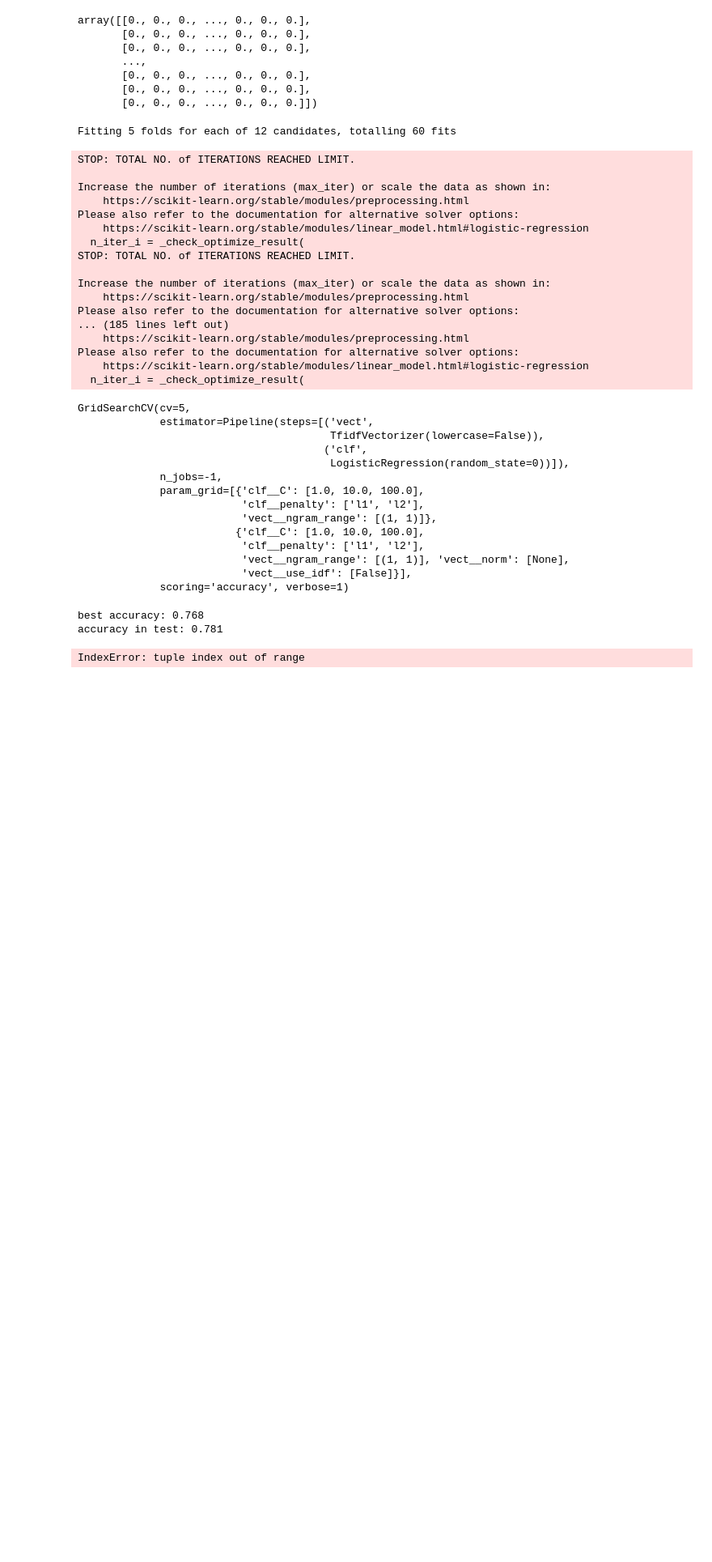
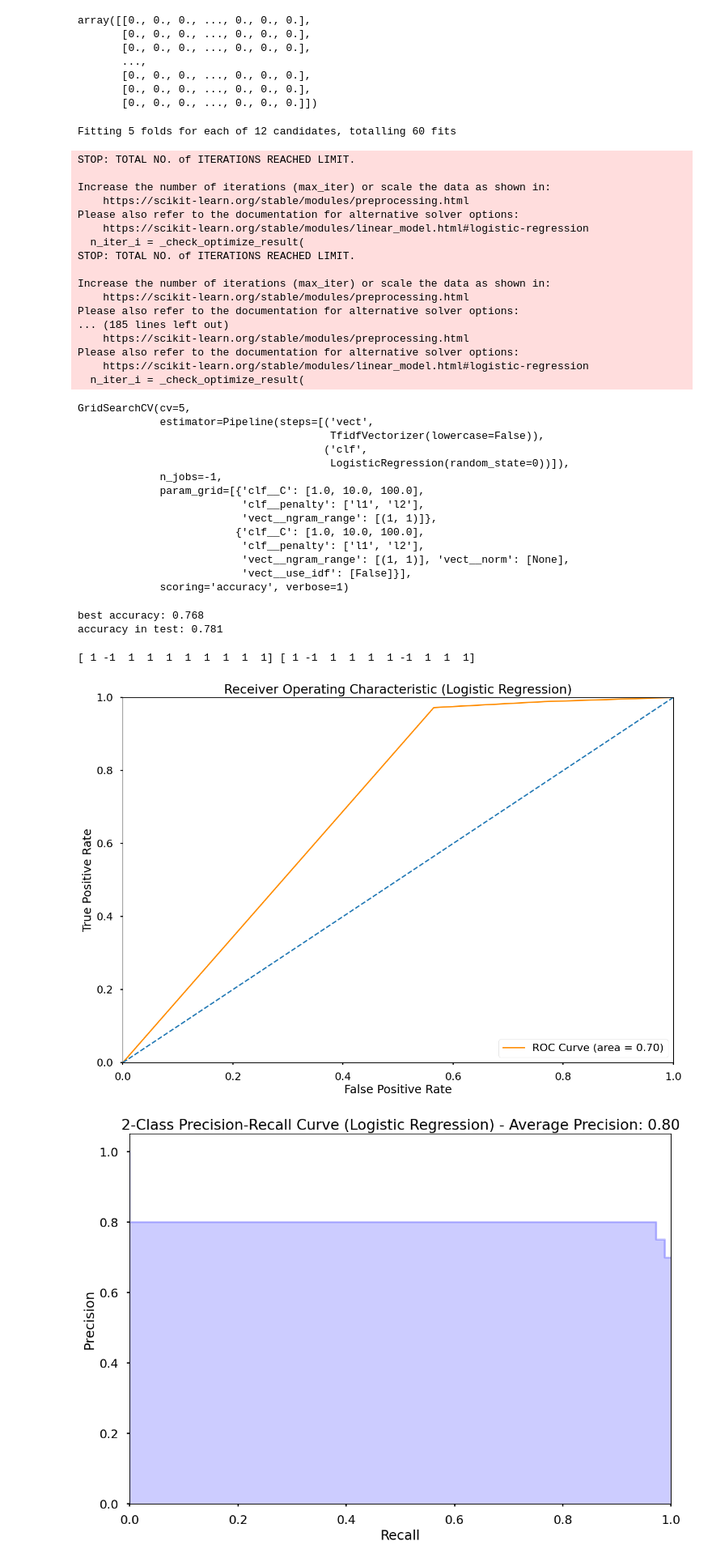
Before and after one commit to jiyometrik/pw23, a Jupyter notebook: rq3_logreg.ipynb, the cells around one changed output. Shown at 81% size. Saved outputs shown, nothing was run; the diff lists cells and outputs as text; code cells hidden in the pictures; blank space fills up the shorter version.

```diff
--- a/rq3_logreg.ipynb
+++ b/rq3_logreg.ipynb
@@ -115,7 +115,8 @@ array([[0., 0., 0., ..., 0., 0., 0.],
        [0., 0., 0., ..., 0., 0., 0.]])
 # %%
 # split into train, test and validation sets
-X = df['reviews.clean']
+# X = df['reviews.clean']
+X = reviews
 y = df['sent.polarity']
 X_t, X_test, y_t, y_test = train_test_split(X, y, test_size=0.2, random_state=1, stratify=y)
 X_train, X_val, y_train, y_val = train_test_split(X_t, y_t, test_size=0.25, random_state=1, stratify=y_t)
@@ -190,11 +191,61 @@ print('accuracy in test: %.3f' % clf.score(X_test, y_test))
 # %% [output]
 best accuracy: 0.768
 accuracy in test: 0.781
-# %%
-# make some predictions
-print(type(X_val))
-print(X_val.shape)
-print(X_val.head())
-print(X_val.iloc[:,1])
-# %% [output]
-IndexError: tuple index out of range
+# %%
+# make some predictions
+# print(type(X_val))
+# print(X_val.shape)
+# print(X_val.iloc[:,1])
+# print(X_val)
+preds = clf.predict(X_val)
+actuals = y_val.to_numpy()
+actuals[actuals == 0] = -1
+print(preds[:10], actuals[:10])
+
+false_rate, true_rate, thresholds = roc_curve(actuals, preds, pos_label=1)
+
+'''
+receiver operating characteristic:
+the higher the curve above the diagonal baseline, the better the preds
+'''
+roc_auc = auc(false_rate, true_rate)
+
+# plot the roc curve
+plt.figure(1, figsize=(15, 10))
+lw = 2
+plt.plot(false_rate, true_rate, color='darkorange',
+         lw=lw, label='ROC Curve (area = %0.2f)' % roc_auc)
+plt.plot([0, 1], [0, 1], lw=lw, linestyle='--')
+plt.xlim([0.0, 1.0])
+plt.ylim([0.0, 1.0])
+plt.xlabel('False Positive Rate')
+plt.ylabel('True Positive Rate')
+plt.title('Receiver Operating Characteristic (Logistic Regression)')
+plt.legend(loc="lower right")
+plt.show()
+plt.savefig("./results/rq3/roc_logreg.png", dpi=1200, bbox_inches='tight')
+plt.clf()
+
+# area-under-curve precision-recall
+average_precision = average_precision_score(actuals, preds, pos_label=1)
+precision, recall, _ = precision_recall_curve(actuals, preds)
+
+step_kwargs = ({'step': 'post'}
+               if 'step' in signature(plt.fill_between).parameters
+               else {})
+
+plt.figure(1, figsize=(15, 10))
+plt.step(recall, precision, color='b', alpha=0.2,
+         where='post')
+plt.fill_between(recall, precision, alpha=0.2, color='b', **step_kwargs)
+
+plt.xlabel('Recall')
+plt.ylabel('Precision')
+plt.ylim([0.0, 1.05])
+plt.xlim([0.0, 1.0])
+plt.title('2-Class Precision-Recall Curve (Logistic Regression) - Average Precision: {0:0.2f}'.format(average_precision))
+plt.savefig("./results/rq3/prec-recall_logreg.png", dpi=1200, bbox_inches='tight')
+# %% [output]
+[ 1 -1  1  1  1  1  1  1  1  1] [ 1 -1  1  1  1  1 -1  1  1  1]
+[figure, added]
+[figure, added]
```
Also changed, not shown: 9 other files.
